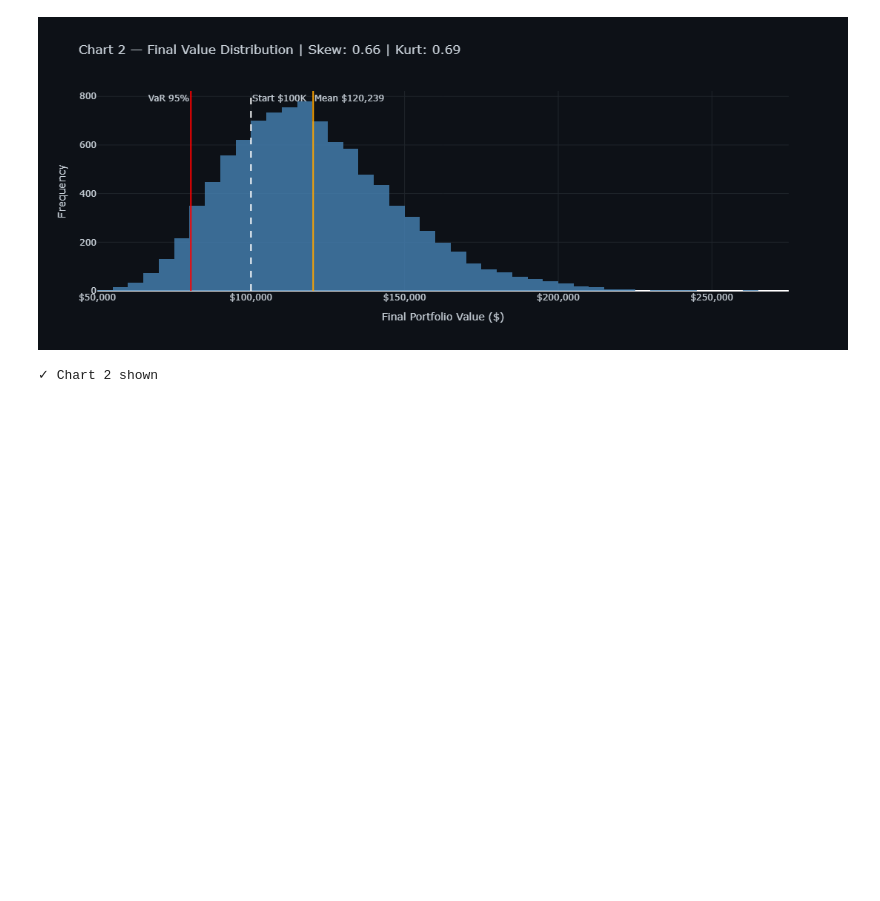
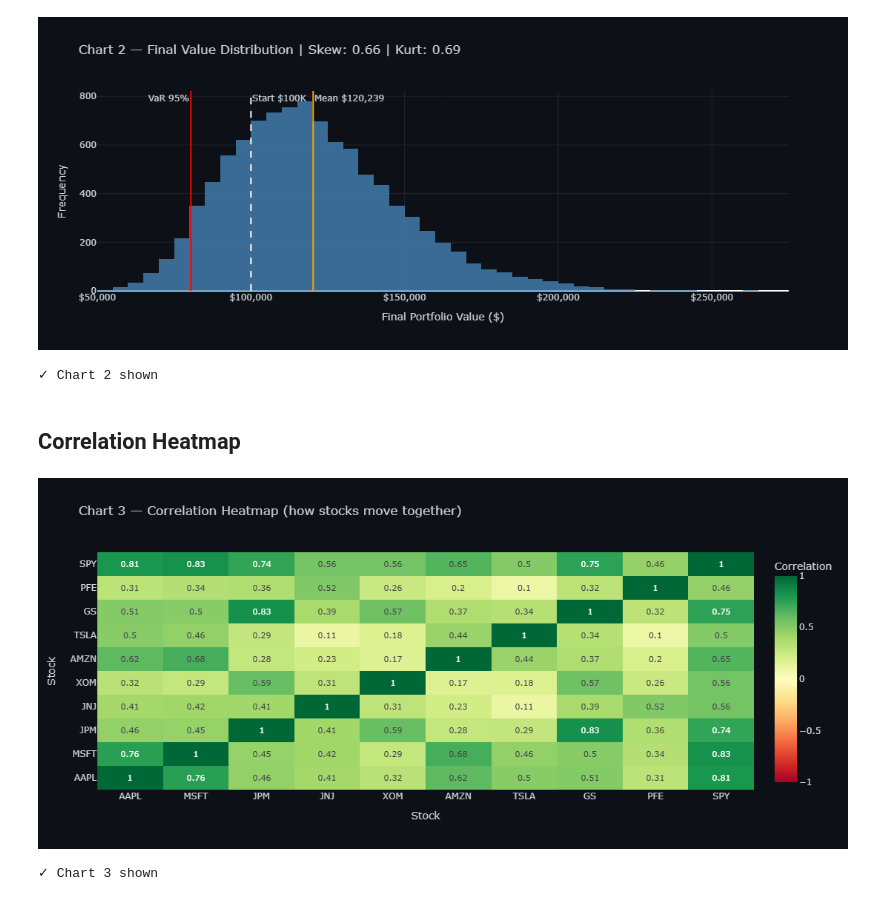
Before and after one commit to anubrata2209/alphapulse-risk-monitor, a Jupyter notebook: visualise.ipynb, the cells around one changed output. Saved outputs shown, nothing was run; the diff lists cells and outputs as text; code cells hidden in the pictures; blank space fills up the shorter version.

Commit message:
visualize Correlation Heatmap

```diff
--- a/visualise.ipynb
+++ b/visualise.ipynb
@@ -148,3 +148,29 @@ print("✓ Chart 2 shown")
 # %% [output]
 [figure]
 ✓ Chart 2 shown
+# %% [markdown]
+##  Correlation Heatmap
+# %%
+fig3 = go.Figure(go.Heatmap(
+    z=corr.values,
+    x=corr.columns,
+    y=corr.index,
+    colorscale="RdYlGn",
+    zmid=0,
+    text=np.round(corr.values, 2),
+    texttemplate="%{text}",
+    textfont=dict(size=11),
+    colorbar=dict(title="Correlation")))
+
+fig3.update_layout(
+    **DARK,
+    title="Chart 3 — Correlation Heatmap (how stocks move together)",
+    height=500,
+    xaxis_title="Stock",
+    yaxis_title="Stock")
+
+fig3.show()
+print("✓ Chart 3 shown")
+# %% [output]
+[figure, added]
+✓ Chart 3 shown
```
